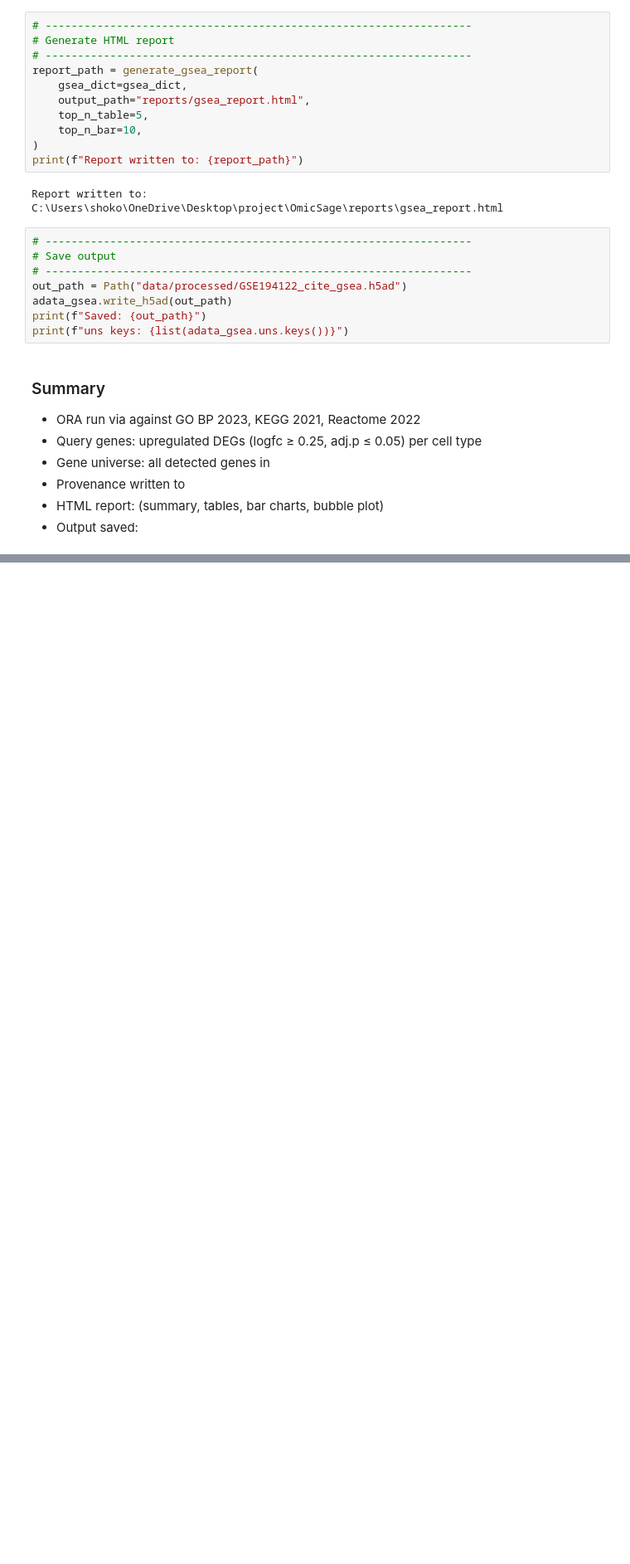
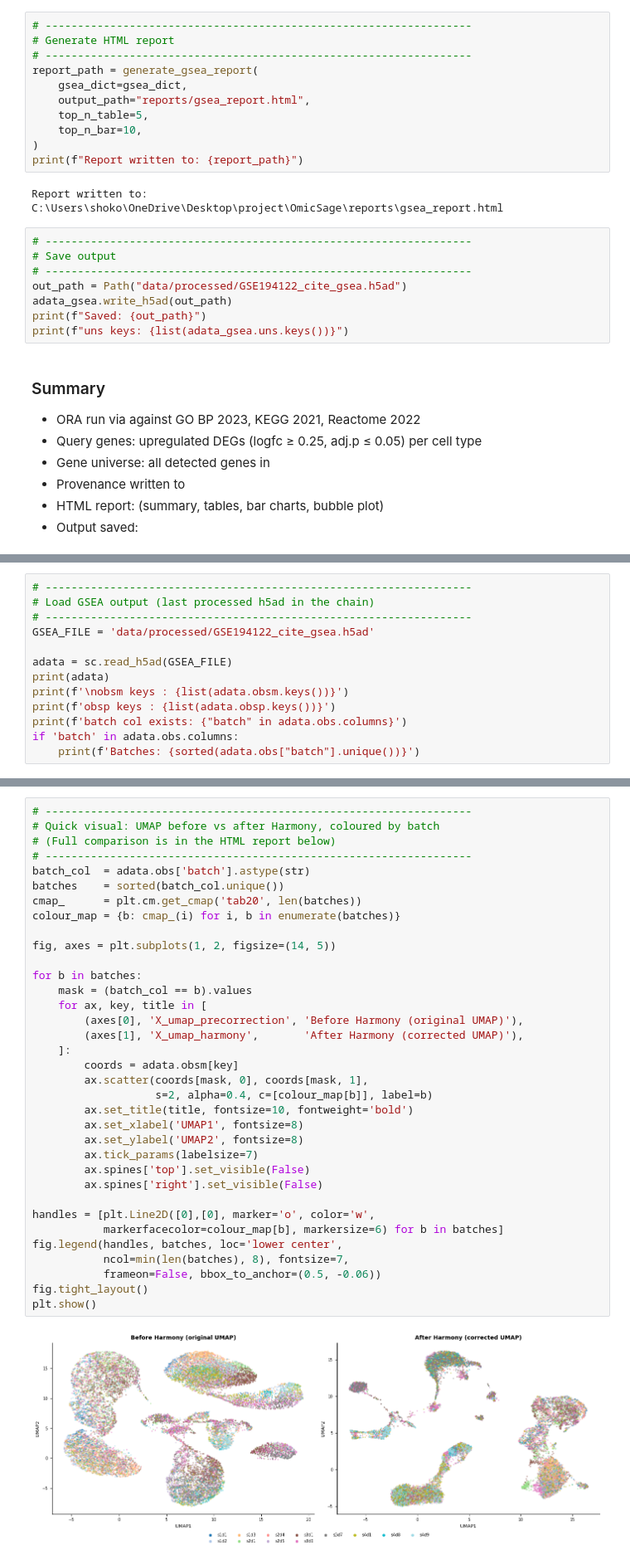
Before and after one commit to fshokor/OmicSage, a Jupyter notebook: notebooks/phase1_qc.ipynb, the cells around one changed output, grey strips where cells are left out. Shown at 83% size. Cells and saved outputs as stored; diff of their text form; blank space fills up the shorter version.

Commit message:
Add Harmony

```diff
--- a/notebooks/phase1_qc.ipynb
+++ b/notebooks/phase1_qc.ipynb
@@ -2070,0 +2100,13 @@ print(f"uns keys: {list(adata_gsea.uns.keys())}")
+# %%
+# ------------------------------------------------------------------
+# Load GSEA output (last processed h5ad in the chain)
+# ------------------------------------------------------------------
+GSEA_FILE = 'data/processed/GSE194122_cite_gsea.h5ad'
+
+adata = sc.read_h5ad(GSEA_FILE)
+print(adata)
+print(f'\nobsm keys : {list(adata.obsm.keys())}')
+print(f'obsp keys : {list(adata.obsp.keys())}')
+print(f'batch col exists: {"batch" in adata.obs.columns}')
+if 'batch' in adata.obs.columns:
+    print(f'Batches: {sorted(adata.obs["batch"].unique())}')
@@ -2070,0 +2189,37 @@ print(f"uns keys: {list(adata_gsea.uns.keys())}")
+# %%
+# ------------------------------------------------------------------
+# Quick visual: UMAP before vs after Harmony, coloured by batch
+# (Full comparison is in the HTML report below)
+# ------------------------------------------------------------------
+batch_col  = adata.obs['batch'].astype(str)
+batches    = sorted(batch_col.unique())
+cmap_      = plt.cm.get_cmap('tab20', len(batches))
+colour_map = {b: cmap_(i) for i, b in enumerate(batches)}
+
+fig, axes = plt.subplots(1, 2, figsize=(14, 5))
+
+for b in batches:
+    mask = (batch_col == b).values
+    for ax, key, title in [
+        (axes[0], 'X_umap_precorrection', 'Before Harmony (original UMAP)'),
+        (axes[1], 'X_umap_harmony',       'After Harmony (corrected UMAP)'),
+    ]:
+        coords = adata.obsm[key]
+        ax.scatter(coords[mask, 0], coords[mask, 1],
+                   s=2, alpha=0.4, c=[colour_map[b]], label=b)
+        ax.set_title(title, fontsize=10, fontweight='bold')
+        ax.set_xlabel('UMAP1', fontsize=8)
+        ax.set_ylabel('UMAP2', fontsize=8)
+        ax.tick_params(labelsize=7)
+        ax.spines['top'].set_visible(False)
+        ax.spines['right'].set_visible(False)
+
+handles = [plt.Line2D([0],[0], marker='o', color='w',
+           markerfacecolor=colour_map[b], markersize=6) for b in batches]
+fig.legend(handles, batches, loc='lower center',
+           ncol=min(len(batches), 8), fontsize=7,
+           frameon=False, bbox_to_anchor=(0.5, -0.06))
+fig.tight_layout()
+plt.show()
+# %% [output]
+[figure, added]
```
Also changed, not shown: parts of 18 cells of this notebook, 12 other files.
